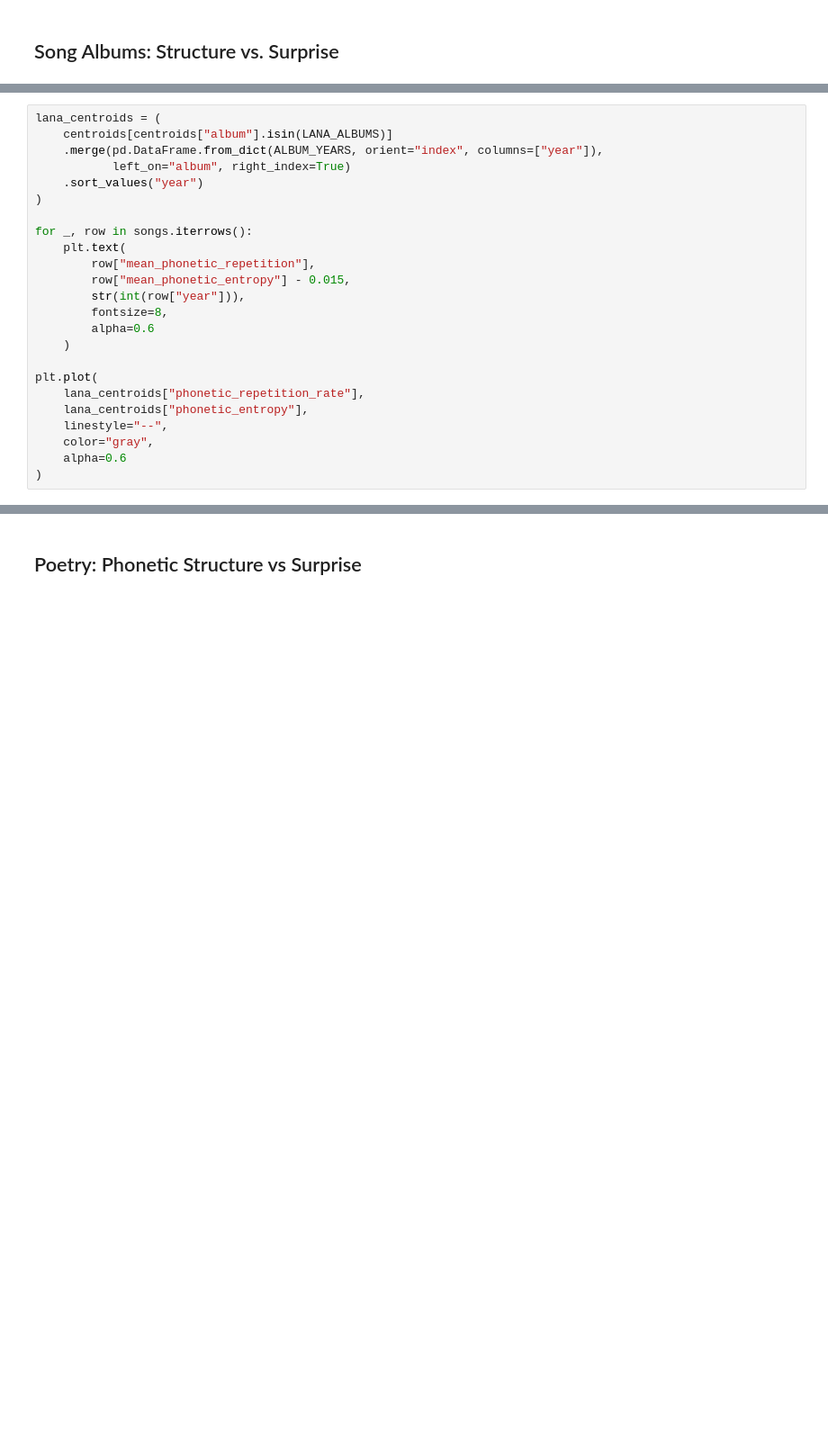
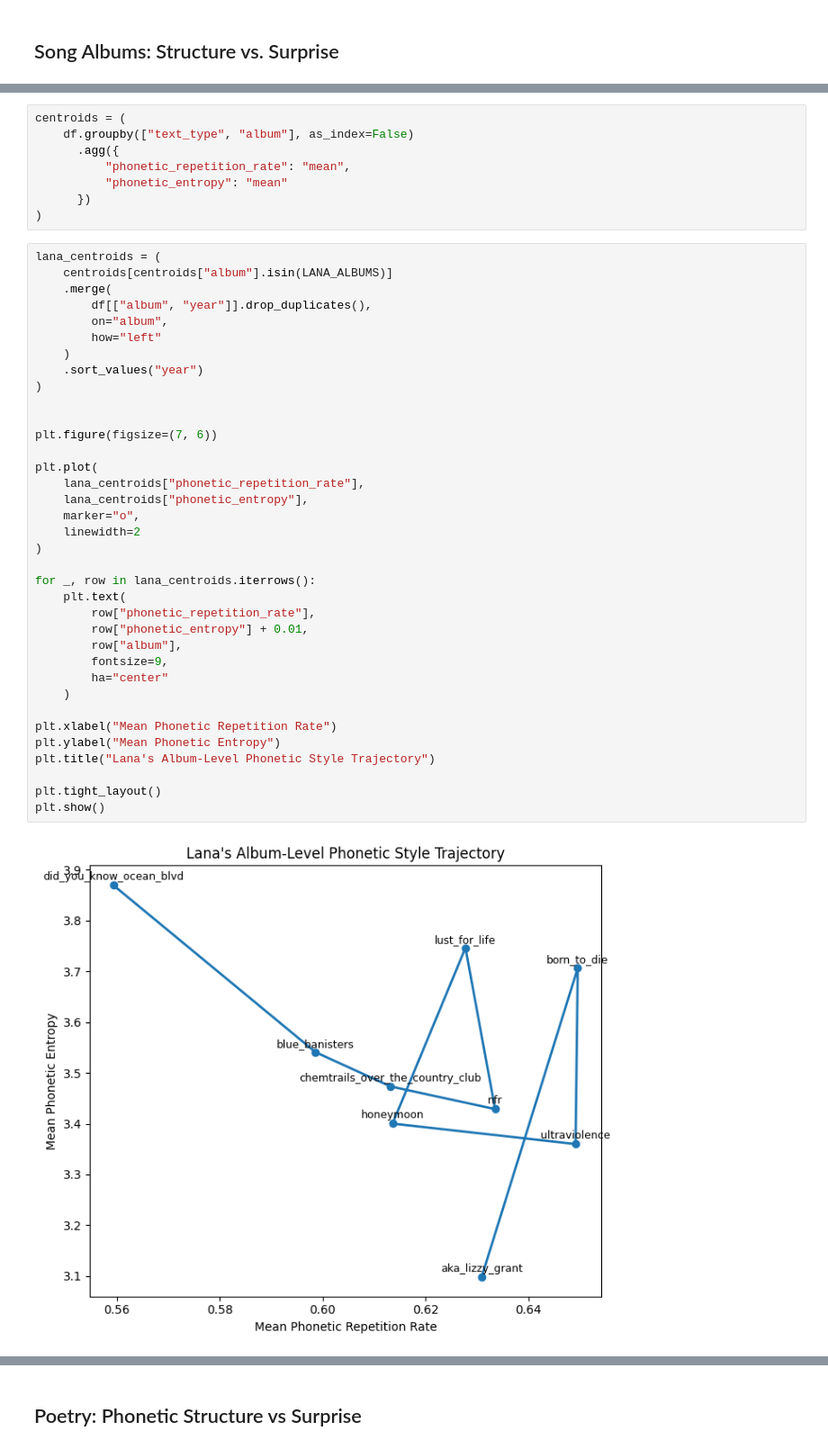
Before and after one commit to mahlidol/lana_analysis-main, a Jupyter notebook: CMOR-438/notebooks/02_structure_surprise.ipynb, the cells around one changed output, grey strips where cells are left out. Shown at 90% size. Cells and saved outputs as stored; diff of their text form; blank space fills up the shorter version.

```diff
--- a/CMOR-438/notebooks/02_structure_surprise.ipynb
+++ b/CMOR-438/notebooks/02_structure_surprise.ipynb
@@ -193,24 +257,46 @@ pip install pronouncing
+# %%
+centroids = (
+    df.groupby(["text_type", "album"], as_index=False)
+      .agg({
+          "phonetic_repetition_rate": "mean",
+          "phonetic_entropy": "mean"
+      })
+)
 # %%
 lana_centroids = (
     centroids[centroids["album"].isin(LANA_ALBUMS)]
-    .merge(pd.DataFrame.from_dict(ALBUM_YEARS, orient="index", columns=["year"]),
-           left_on="album", right_index=True)
+    .merge(
+        df[["album", "year"]].drop_duplicates(),
+        on="album",
+        how="left"
+    )
     .sort_values("year")
 )
 
-for _, row in songs.iterrows():
-    plt.text(
-        row["mean_phonetic_repetition"],
-        row["mean_phonetic_entropy"] - 0.015,
-        str(int(row["year"])),
-        fontsize=8,
-        alpha=0.6
-    )
+
+plt.figure(figsize=(7, 6))
 
 plt.plot(
     lana_centroids["phonetic_repetition_rate"],
     lana_centroids["phonetic_entropy"],
-    linestyle="--",
-    color="gray",
-    alpha=0.6
+    marker="o",
+    linewidth=2
 )
+
+for _, row in lana_centroids.iterrows():
+    plt.text(
+        row["phonetic_repetition_rate"],
+        row["phonetic_entropy"] + 0.01,
+        row["album"],
+        fontsize=9,
+        ha="center"
+    )
+
+plt.xlabel("Mean Phonetic Repetition Rate")
+plt.ylabel("Mean Phonetic Entropy")
+plt.title("Lana's Album-Level Phonetic Style Trajectory")
+
+plt.tight_layout()
+plt.show()
+# %% [output]
+[figure, added]
```
Also changed, not shown: parts of 11 cells of this notebook, 1 other file.
